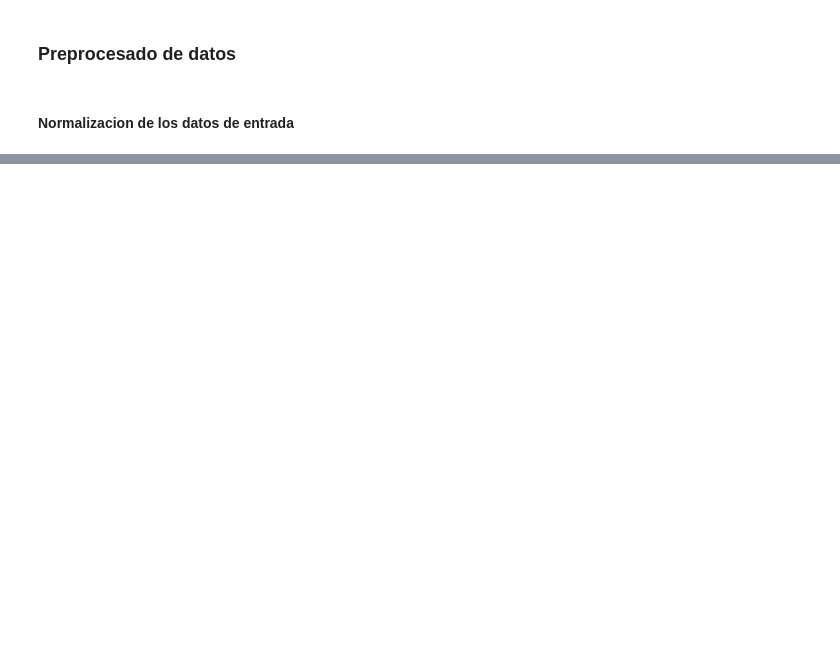
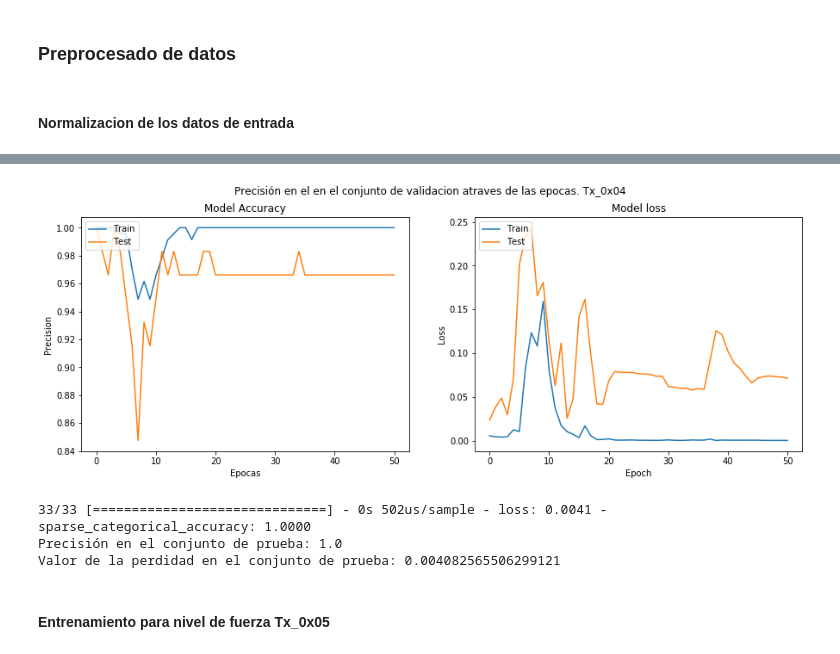
Before and after one commit to anthonymirandag/IndoorLocalization, a Jupyter notebook: FingerprintingIndoorLocalization1D_CNN.ipynb, the cells around one changed output, grey strips where cells are left out. Drawn from its saved outputs; the diff is of its cells as text; code cells hidden in the pictures; blank space fills up the shorter version.

```diff
--- a/FingerprintingIndoorLocalization1D_CNN.ipynb
+++ b/FingerprintingIndoorLocalization1D_CNN.ipynb
@@ -445,0 +393,5 @@ Test accuracy: 0.8823529481887817
+# %%
+index_ds = 3
+x_train = datasets[index_ds]['x_train']
+y_train = datasets[index_ds]['y_train']
+datasets[index_ds]['model'].run(x_train,y_train,early_stoping=True)
@@ -445,0 +416,14 @@ Test accuracy: 0.8823529481887817
+# %%
+datasets[index_ds]['model'].vizualizate_train(visualzation_accuracy_loss_values_epochs=visualzation_accuracy_loss_values_epochs, title = "Precisión en el en el conjunto de validacion atraves de las epocas. " + datasets[index_ds]['name'] )
+# %% [output]
+[figure, added]
+# %%
+  x_test = datasets[index_ds]["x_test"]
+  y_test = datasets[index_ds]["y_test"]
+  datasets[index_ds]['model'].evaluate(x_test=x_test,y_test=y_test)
+# %% [output]
+33/33 [==============================] - 0s 502us/sample - loss: 0.0041 - sparse_categorical_accuracy: 1.0000
+Precisión en el conjunto de prueba: 1.0
+Valor de la perdidad en el conjunto de prueba: 0.004082565506299121
+# %% [markdown]
+#### Entrenamiento para nivel de fuerza Tx_0x05
```
Also changed, not shown: parts of 99 cells of this notebook.
